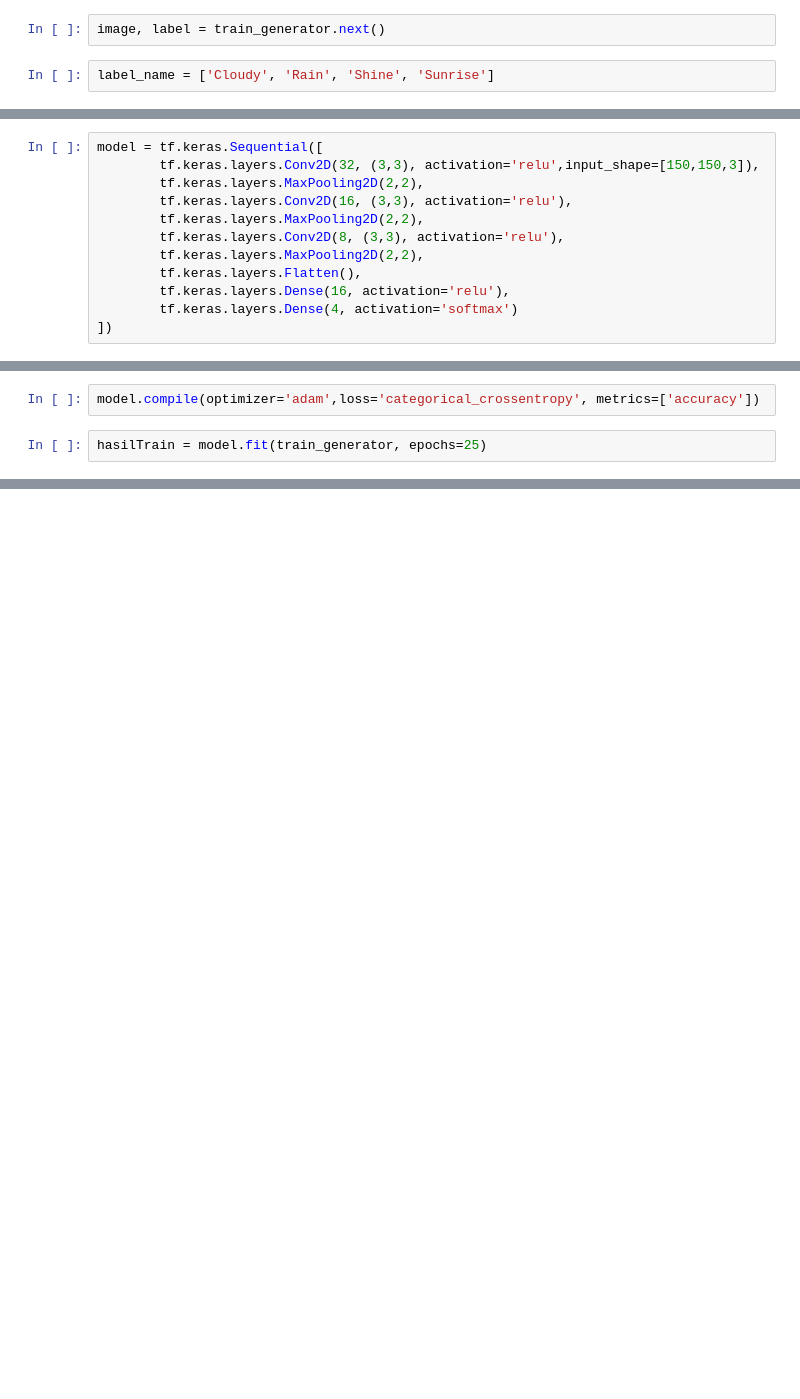
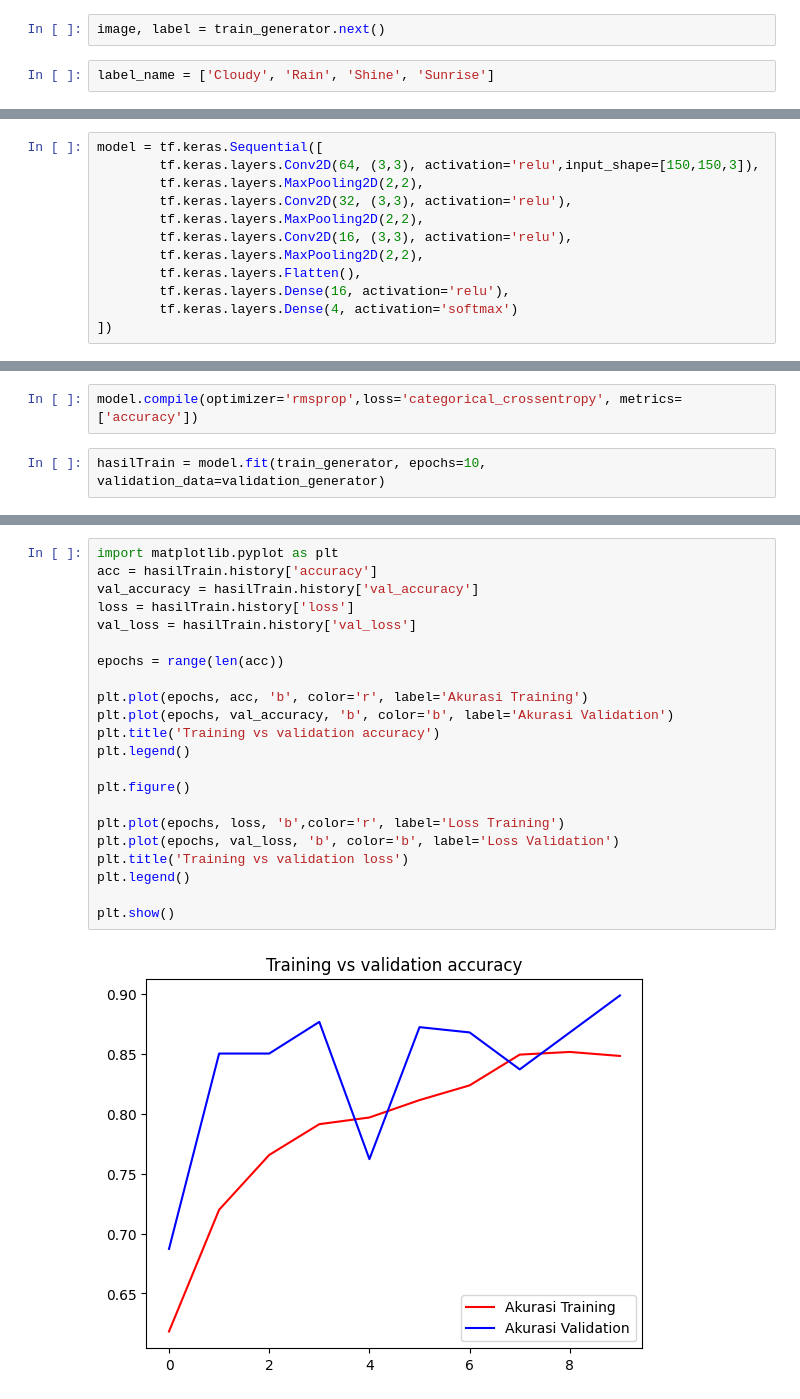
Before and after one commit to saelsam/PA-KB, a Jupyter notebook: PA_KB2_A2.ipynb, the cells around one changed output, grey strips where cells are left out. Cells and saved outputs as stored; diff of their text form; blank space fills up the shorter version.

```diff
--- a/PA_KB2_A2.ipynb
+++ b/PA_KB2_A2.ipynb
@@ -63,10 +62,10 @@ WARNING:matplotlib.image:Clipping input data to the valid range for imshow with
 # %%
 model = tf.keras.Sequential([
-        tf.keras.layers.Conv2D(32, (3,3), activation='relu',input_shape=[150,150,3]),
+        tf.keras.layers.Conv2D(64, (3,3), activation='relu',input_shape=[150,150,3]),
+        tf.keras.layers.MaxPooling2D(2,2),
+        tf.keras.layers.Conv2D(32, (3,3), activation='relu'),
         tf.keras.layers.MaxPooling2D(2,2),
         tf.keras.layers.Conv2D(16, (3,3), activation='relu'),
-        tf.keras.layers.MaxPooling2D(2,2),
-        tf.keras.layers.Conv2D(8, (3,3), activation='relu'),
         tf.keras.layers.MaxPooling2D(2,2),
         tf.keras.layers.Flatten(),
         tf.keras.layers.Dense(16, activation='relu'),
@@ -93,7 +92,7 @@ Trainable params: 43,756
 Non-trainable params: 0
 _________________________________________________________________
 # %%
-model.compile(optimizer='adam',loss='categorical_crossentropy', metrics=['accuracy'])
+model.compile(optimizer='rmsprop',loss='categorical_crossentropy', metrics=['accuracy'])
 # %%
-hasilTrain = model.fit(train_generator, epochs=25)
+hasilTrain = model.fit(train_generator, epochs=10, validation_data=validation_generator)
 # %% [output]
@@ -139,0 +130,24 @@ Epoch 10/10
+# %%
+import matplotlib.pyplot as plt
+acc = hasilTrain.history['accuracy']
+val_accuracy = hasilTrain.history['val_accuracy']
+loss = hasilTrain.history['loss']
+val_loss = hasilTrain.history['val_loss']
+
+epochs = range(len(acc))
+
+plt.plot(epochs, acc, 'b', color='r', label='Akurasi Training')
+plt.plot(epochs, val_accuracy, 'b', color='b', label='Akurasi Validation')
+plt.title('Training vs validation accuracy')
+plt.legend()
+
+plt.figure()
+
+plt.plot(epochs, loss, 'b',color='r', label='Loss Training')
+plt.plot(epochs, val_loss, 'b', color='b', label='Loss Validation')
+plt.title('Training vs validation loss')
+plt.legend()
+
+plt.show()
+# %% [output]
+[figure, added]
```
Also changed, not shown: parts of 17 cells of this notebook.
